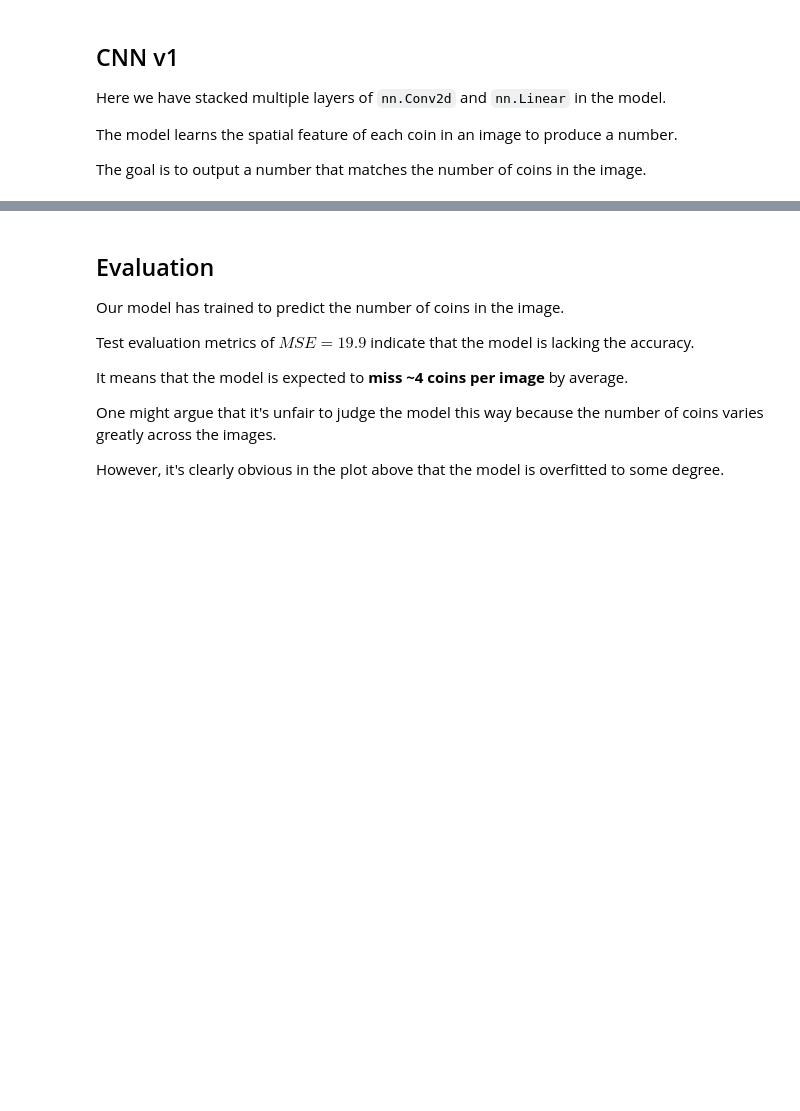
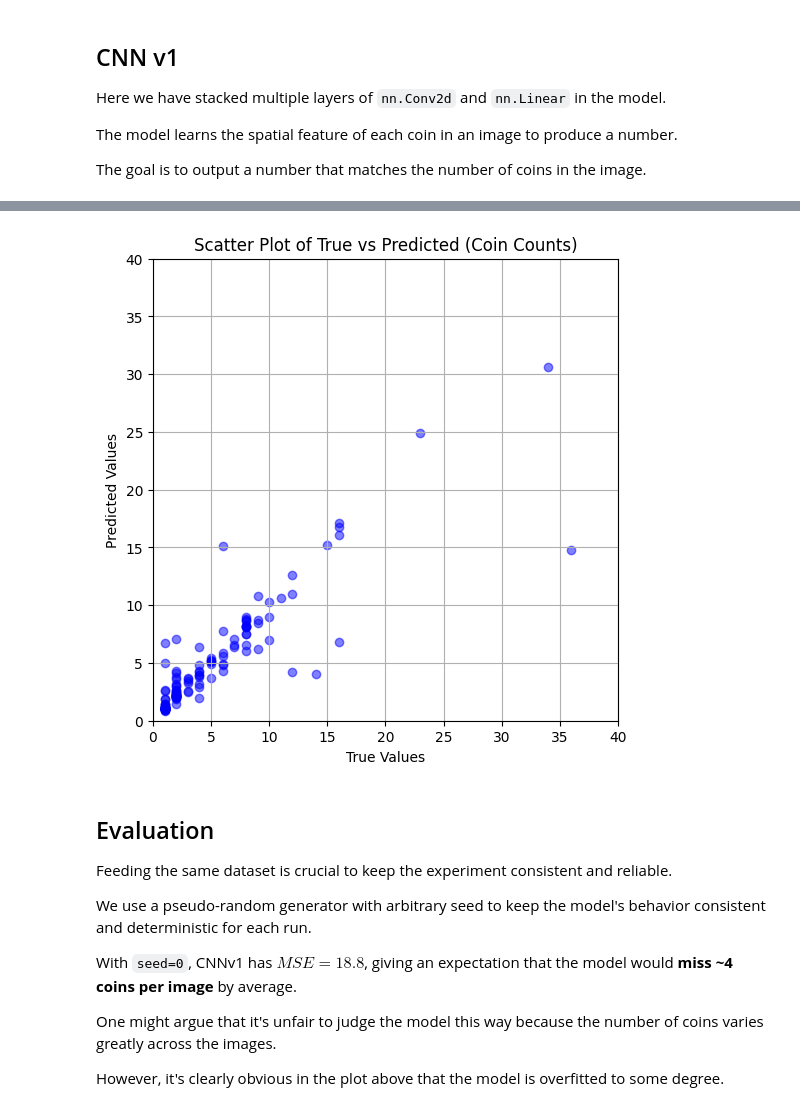
Before and after one commit to LazoYoung/ai-sandbox, a Jupyter notebook: image_convolution.ipynb, the cells around one changed output, grey strips where cells are left out. Cells and saved outputs as stored; diff of their text form; code cells hidden in the pictures; blank space fills up the shorter version.

```diff
--- a/image_convolution.ipynb
+++ b/image_convolution.ipynb
@@ -240,13 +385,30 @@ plt.imshow(np.transpose(im.numpy(), (1, 2, 0)))
 # %%
-device = torch.device("cpu")  #"cuda:0"
+import matplotlib.pyplot as plt
 
-model.eval()
-y_true = []
-y_pred = []
-with torch.no_grad():
-    for test_data in datamodule.test_dataloader():
-        test_images, test_labels = test_data[0].to(device), test_data[1].to(device)
-        pred = model(test_images)
-        for i in range(len(pred)):
-            y_true.append(test_labels[i].item())
-            y_pred.append(pred[i].item())
+
+def get_predict_true_pair(model) -> tuple:
+    model.eval()
+    _y_true = []
+    _y_pred = []
+    with torch.no_grad():
+        cpu_device = torch.device("cpu")
+        for test_data in datamodule.test_dataloader():
+            test_images, test_labels = test_data[0].to(cpu_device), test_data[1].to(cpu_device)
+            pred = model(test_images)
+            for i in range(len(pred)):
+                _y_true.append(test_labels[i].item())
+                _y_pred.append(pred[i].item())
+    return _y_true, _y_pred
+
+
+def visualize_prediction(model):
+    y_true, y_pred = get_predict_true_pair(model)
+    plt.figure(figsize=(6, 6))
+    plt.scatter(y_true, y_pred, alpha=0.5, color='blue')
+    plt.xlabel("True Values")
+    plt.ylabel("Predicted Values")
+    plt.title("Scatter Plot of True vs Predicted (Coin Counts)")
+    plt.xlim(0, 40)
+    plt.ylim(0, 40)
+    plt.grid(True)
+    plt.show()
@@ -267,10 +415,14 @@ plt.show()
+# %%
+visualize_prediction(model)
+# %% [output]
+[figure, added]
 # %% [markdown]
 ## Evaluation
-Our model has trained to predict the number of coins in the image.
+Feeding the same dataset is crucial to keep the experiment consistent and reliable.
 
-Test evaluation metrics of $MSE = 19.9$ indicate that the model is lacking the accuracy.
+We use a pseudo-random generator with arbitrary seed to keep the model's behavior consistent and deterministic for each run.
 
-It means that the model is expected to **miss ~4 coins per image** by average.
+With `seed=0`, CNNv1 has $MSE = 18.8$, giving an expectation that the model would **miss ~4 coins per image** by average.
 
 One might argue that it's unfair to judge the model this way because the number of coins varies greatly across the images.
 
```
Also changed, not shown: parts of 30 cells of this notebook, 9 other files.
